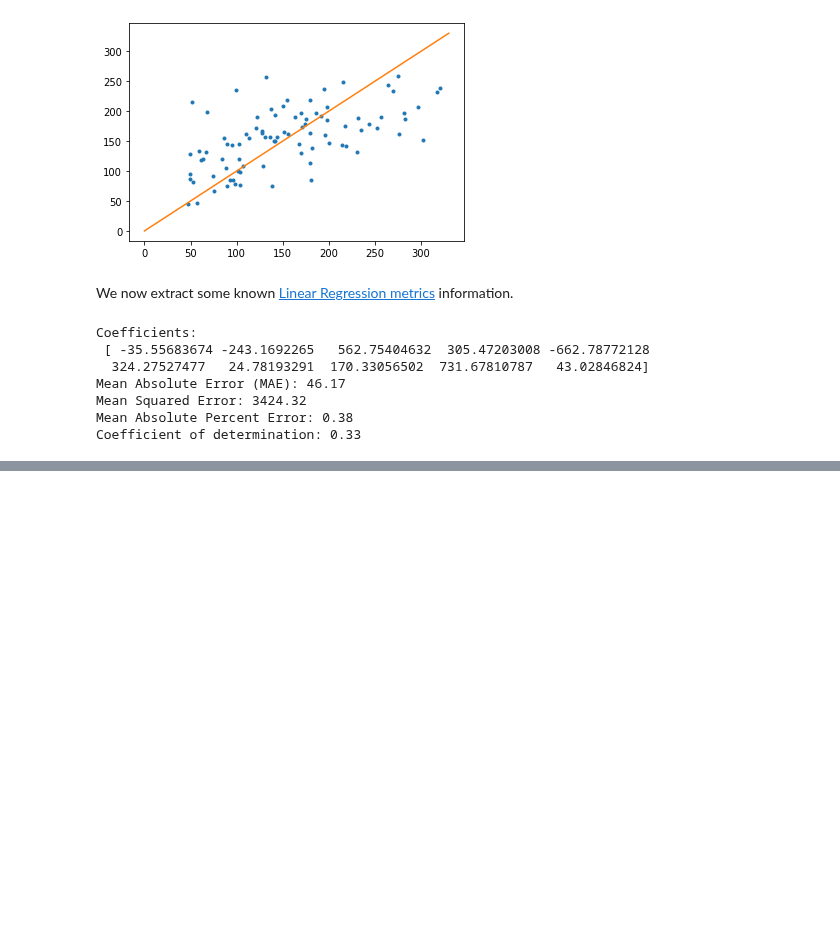
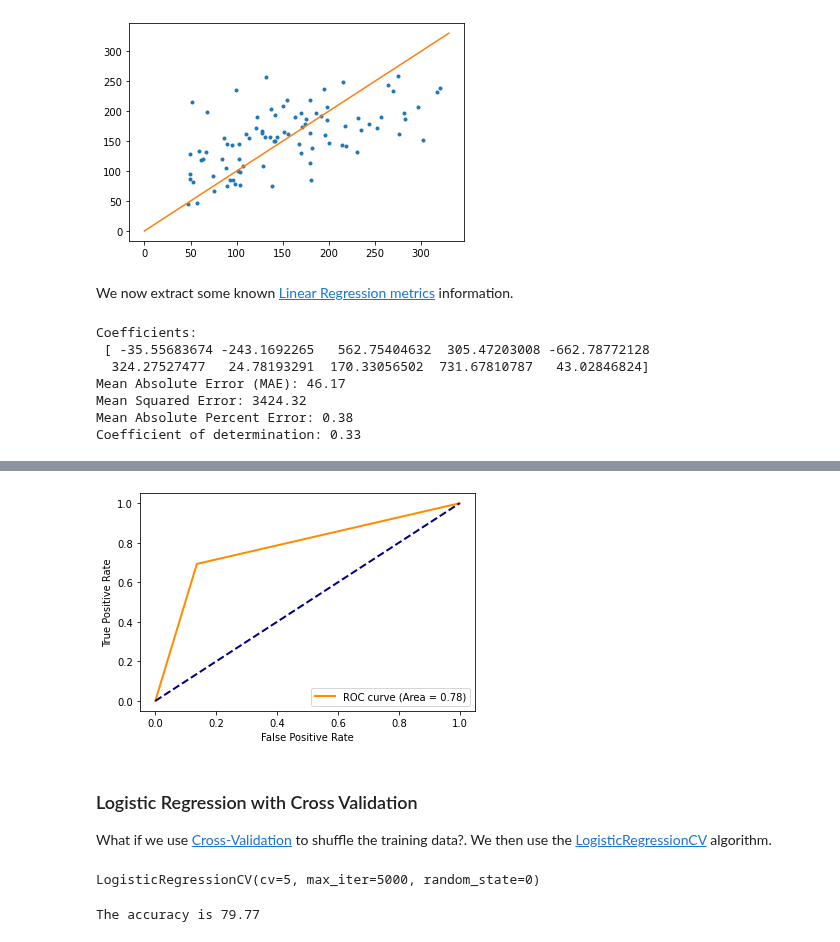
Before and after one commit to clizarraga-UAD7/Notebooks, a Jupyter notebook: OverviewMLAlgorithms.ipynb, the cells around one changed output, grey strips where cells are left out. Drawn from its saved outputs; the diff is of its cells as text; code cells hidden in the pictures; blank space fills up the shorter version.

```diff
--- a/OverviewMLAlgorithms.ipynb
+++ b/OverviewMLAlgorithms.ipynb
@@ -195,0 +546,27 @@ Coefficient of determination: 0.33
+# %%
+y_pred_proba = model.predict_proba(X_test)[::,1]
+fpr, tpr, _ = metrics.roc_curve(y_test, p_predict)
+area = metrics.auc(fpr, tpr)
+plt.plot(fpr, tpr, color="darkorange", lw=2, label="ROC curve (Area = %0.2f)" % area,)
+plt.plot([0, 1], [0, 1], color="navy", lw=2, linestyle="--")
+plt.ylabel("True Positive Rate")
+plt.xlabel("False Positive Rate")
+plt.legend(loc="lower right")
+plt.show()
+# %% [output]
+[figure, added]
+# %% [markdown]
+### Logistic Regression with Cross Validation
+
+What if we use [Cross-Validation](https://scikit-learn.org/stable/modules/cross_validation.html?highlight=cross+validation) to shuffle the training data?. We then use the [LogisticRegressionCV](https://scikit-learn.org/stable/modules/generated/sklearn.linear_model.LogisticRegressionCV.html#sklearn.linear_model.LogisticRegressionCV) algorithm.
+# %%
+model_cv = LogisticRegressionCV(cv=5, random_state=0, max_iter=5000)
+model_cv.fit(X_train, y_train)
+# %% [output]
+LogisticRegressionCV(cv=5, max_iter=5000, random_state=0)
+# %%
+p_predict_cv = model_cv.predict(X_test)
+
+print("The accuracy is", round(accuracy_score(p_predict_cv, y_test) * 100,2))
+# %% [output]
+The accuracy is 79.77
```
Also changed, not shown: parts of 34 cells of this notebook.
